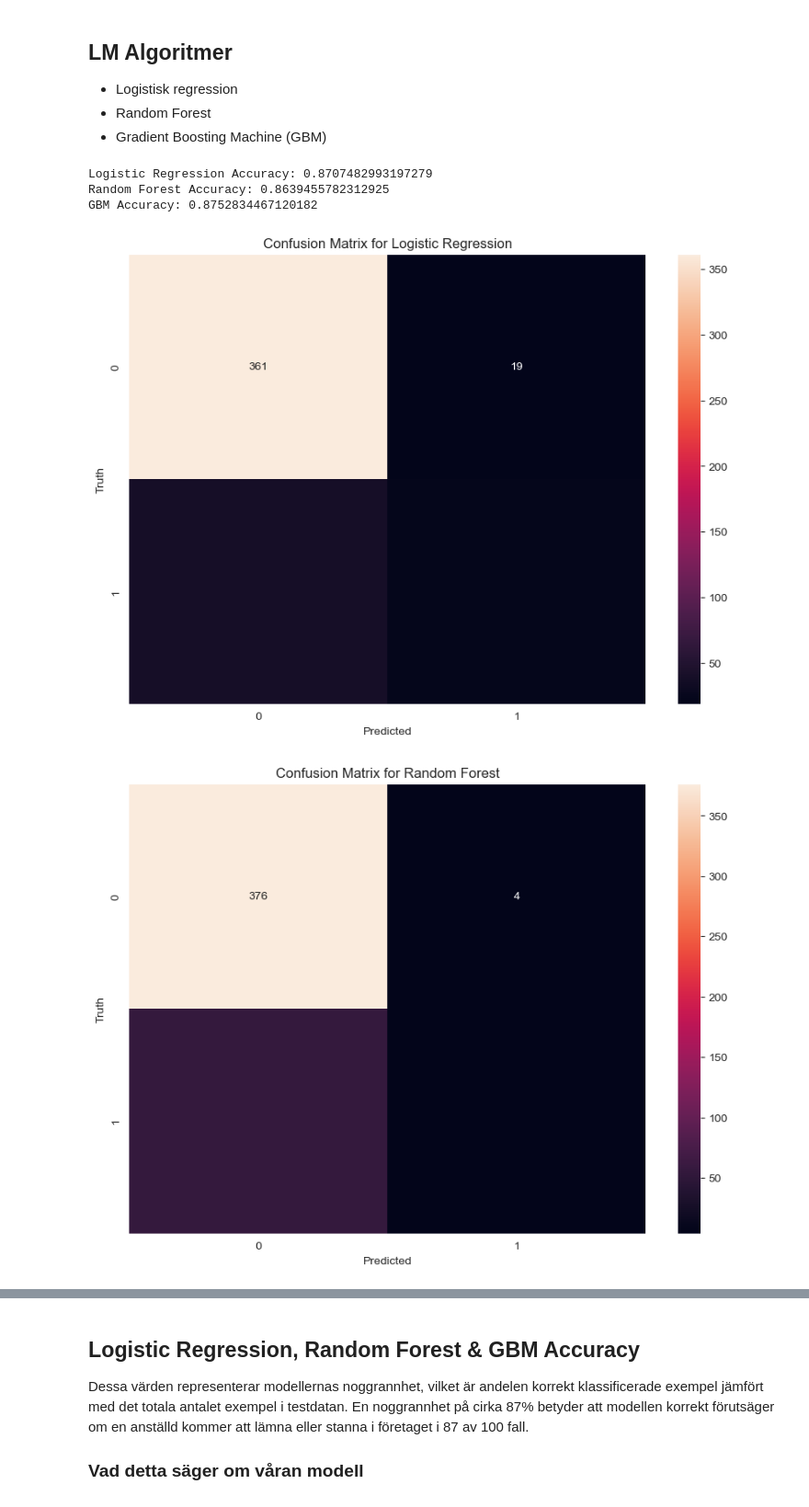
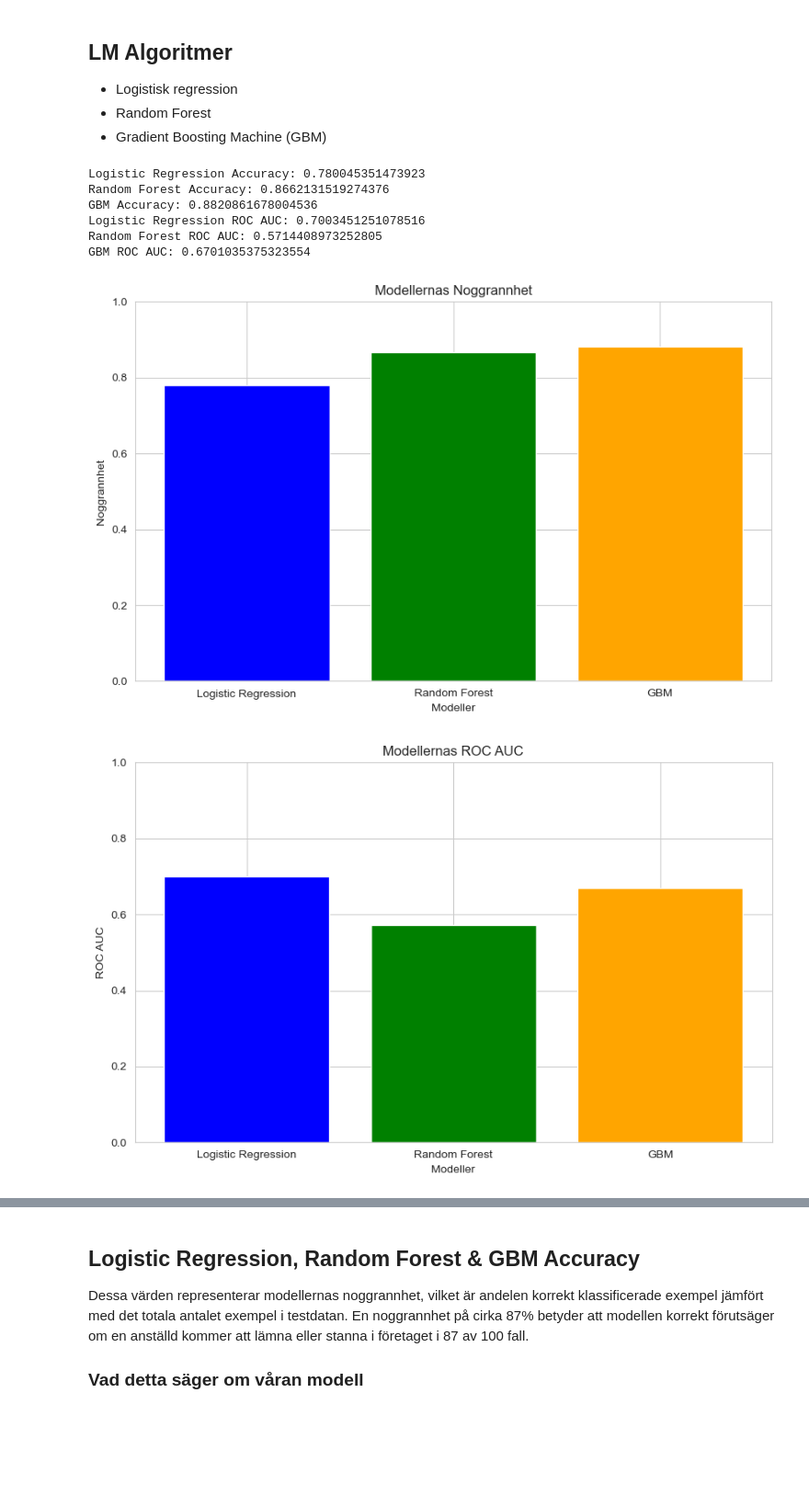
Before and after one commit to CCimen/Martinus, a Jupyter notebook: Laboration_5.ipynb, the cells around one changed output, grey strips where cells are left out. Shown at 92% size. Saved outputs shown, nothing was run; the diff lists cells and outputs as text; code cells hidden in the pictures; blank space fills up the shorter version.

```diff
--- a/Laboration_5.ipynb
+++ b/Laboration_5.ipynb
@@ -584,10 +584,6 @@ y = df['Attrition']
 # Dela upp datan i tränings- och testset med 70% träningsdata och 30% testdata
 X_train, X_test, y_train, y_test = train_test_split(X, y, test_size=0.3, random_state=42)
 
-# Använd SMOTE för att balansera träningsdatan
-smote = SMOTE(random_state=42)
-X_train_sm, y_train_sm = smote.fit_resample(X_train, y_train)
-
 # Förbered en förbehandlingssteg för numeriska och kategoriska variabler
 numerical_cols = X_train.select_dtypes(include=['int64', 'float64']).columns
 categorical_cols = X_train.select_dtypes(include=['object', 'bool']).columns
@@ -606,67 +602,85 @@ preprocessor = ColumnTransformer(
         ('num', numerical_transformer, numerical_cols),
         ('cat', categorical_transformer, categorical_cols)])
 
+# Förbehandla träningsdatan
+X_train_preprocessed = preprocessor.fit_transform(X_train)
+X_test_preprocessed = preprocessor.transform(X_test)
+
+# Använd SMOTE för att balansera träningsdatan
+smote = SMOTE(random_state=42)
+X_train_sm, y_train_sm = smote.fit_resample(X_train_preprocessed, y_train)
+
 # Definiera modeller med justerade klassvikter för obalanserade data
 logreg = LogisticRegression(max_iter=1000, class_weight='balanced')
 rf = RandomForestClassifier(n_estimators=100, random_state=42, class_weight='balanced')
 gbm = GradientBoostingClassifier(n_estimators=100, random_state=42)
 
-# Skapa pipelines för varje modell
-logreg_pipeline = Pipeline(steps=[('preprocessor', preprocessor),
-                                   ('classifier', logreg)])
-
-rf_pipeline = Pipeline(steps=[('preprocessor', preprocessor),
-                              ('classifier', rf)])
-
-gbm_pipeline = Pipeline(steps=[('preprocessor', preprocessor),
-                               ('classifier', gbm)])
-
 # Träna modeller med balanserad data
-logreg_pipeline.fit(X_train_sm, y_train_sm)
-rf_pipeline.fit(X_train_sm, y_train_sm)
-gbm_pipeline.fit(X_train_sm, y_train_sm)
+logreg.fit(X_train_sm, y_train_sm)
+rf.fit(X_train_sm, y_train_sm)
+gbm.fit(X_train_sm, y_train_sm)
 
 # Gör förutsägelser
-y_pred_logreg = logreg_pipeline.predict(X_test)
-y_pred_rf = rf_pipeline.predict(X_test)
-y_pred_gbm = gbm_pipeline.predict(X_test)
+y_pred_logreg = logreg.predict(X_test_preprocessed)
+y_pred_rf = rf.predict(X_test_preprocessed)
+y_pred_gbm = gbm.predict(X_test_preprocessed)
 
 # Utvärdera modeller
 logreg_accuracy = accuracy_score(y_test, y_pred_logreg)
 rf_accuracy = accuracy_score(y_test, y_pred_rf)
 gbm_accuracy = accuracy_score(y_test, y_pred_gbm)
 
+logreg_roc_auc = roc_auc_score(y_test, y_pred_logreg)
+rf_roc_auc = roc_auc_score(y_test, y_pred_rf)
+gbm_roc_auc = roc_auc_score(y_test, y_pred_gbm)
+
 print("Logistic Regression Accuracy:", logreg_accuracy)
 print("Random Forest Accuracy:", rf_accuracy)
 print("GBM Accuracy:", gbm_accuracy)
 
+print("Logistic Regression ROC AUC:", logreg_roc_auc)
+print("Random Forest ROC AUC:", rf_roc_auc)
+print("GBM ROC AUC:", gbm_roc_auc)
+
 # Plotta modellernas noggrannhet
 model_names = ['Logistic Regression', 'Random Forest', 'GBM']
 accuracies = [logreg_accuracy, rf_accuracy, gbm_accuracy]
+roc_aucs = [logreg_roc_auc, rf_roc_auc, gbm_roc_auc]
 
 plt.figure(figsize=(10, 6))
 plt.bar(model_names, accuracies, color=['blue', 'green', 'orange'])
 plt.ylim(0, 1)
 plt.xlabel('Modeller')
 plt.ylabel('Noggrannhet')
 plt.title('Modellernas Noggrannhet')
+plt.show()
+
+plt.figure(figsize=(10, 6))
+plt.bar(model_names, roc_aucs, color=['blue', 'green', 'orange'])
+plt.ylim(0, 1)
+plt.xlabel('Modeller')
+plt.ylabel('ROC AUC')
+plt.title('Modellernas ROC AUC')
 plt.show()
 
 # Skapa och visualisera confusion matrix för varje modell
 models = ['Logistic Regression', 'Random Forest', 'GBM']
 y_preds = [y_pred_logreg, y_pred_rf, y_pred_gbm]
 
 for model, y_pred in zip(models, y_preds):
     cm = confusion_matrix(y_test, y_pred)
     plt.figure(figsize=(10,7))
     sns.heatmap(cm, annot=True, fmt='d')
     plt.title(f'Confusion Matrix for {model}')
     plt.xlabel('Predicted')
     plt.ylabel('Truth')
     plt.show()
 # %% [output]
-Logistic Regression Accuracy: 0.8707482993197279
-Random Forest Accuracy: 0.8639455782312925
-GBM Accuracy: 0.8752834467120182
+Logistic Regression Accuracy: 0.780045351473923
+Random Forest Accuracy: 0.8662131519274376
+GBM Accuracy: 0.8820861678004536
+Logistic Regression ROC AUC: 0.7003451251078516
+Random Forest ROC AUC: 0.5714408973252805
+GBM ROC AUC: 0.6701035375323554
-[figure, old version]
+[figure, new version]
-[figure, old version]
+[figure, new version]
```
Also changed, not shown: parts of 1 cell of this notebook.
